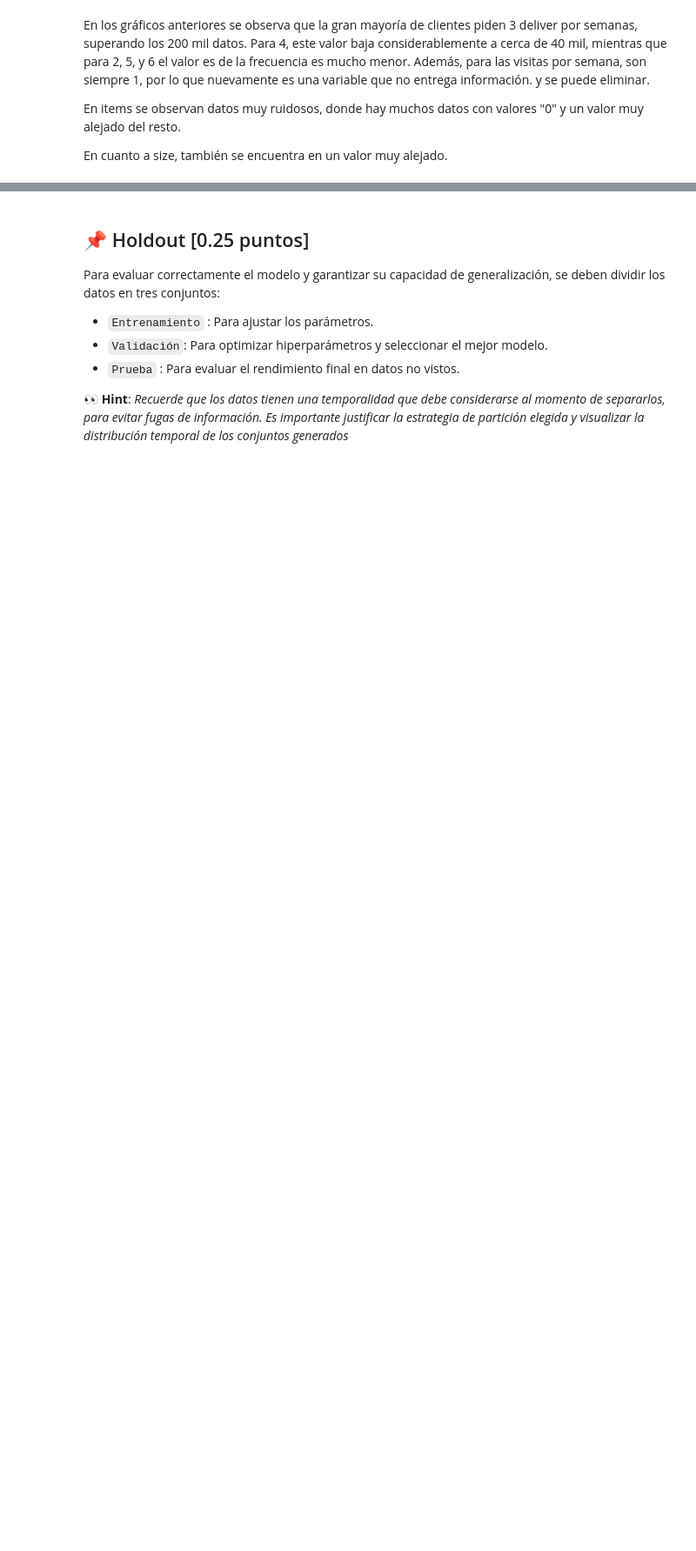
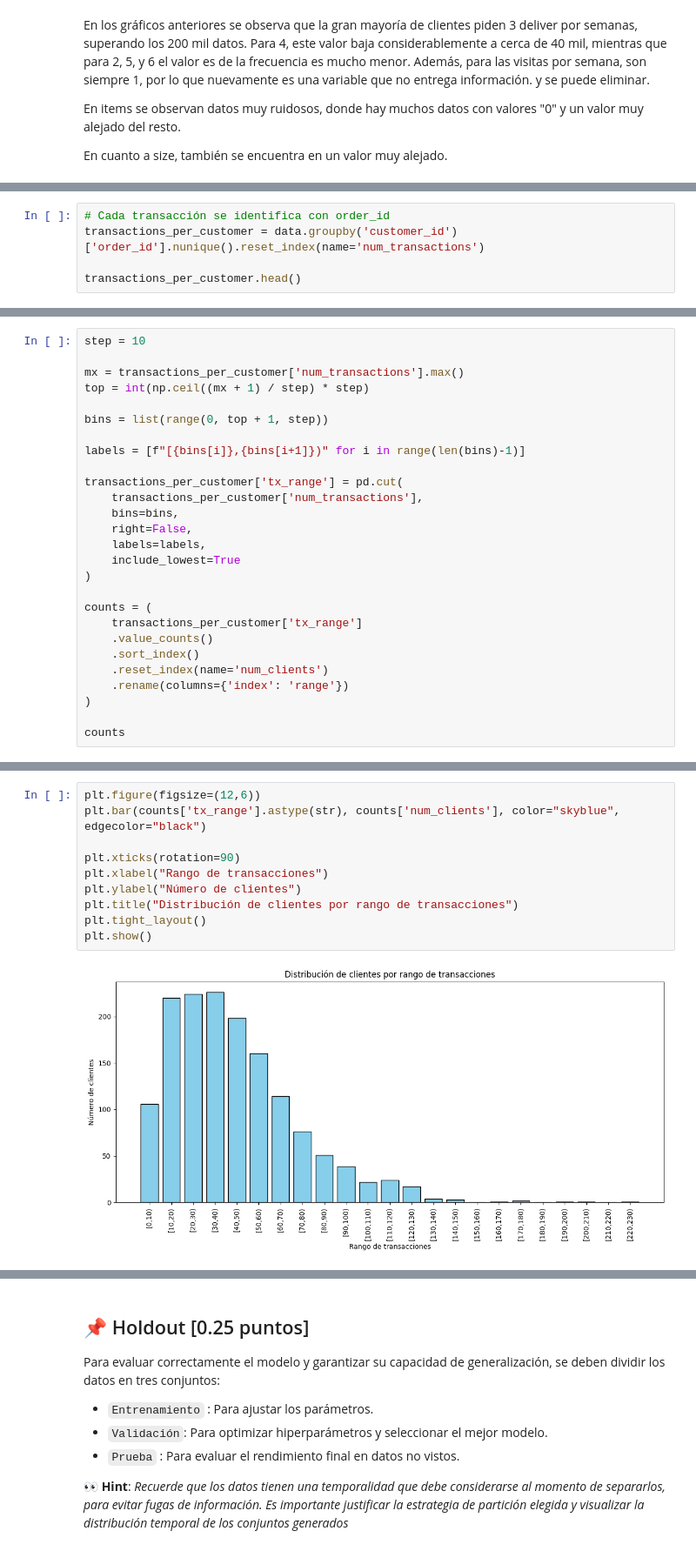
Before and after one commit to Mpalma325/Laboratorio-de-Programacion-Cientifica-para-Ciencia-de-Datos, a Jupyter notebook: Entrega1_LabCDD.ipynb, the cells around one changed output, grey strips where cells are left out. Shown at 87% size. Cells and saved outputs as stored; diff of their text form; blank space fills up the shorter version.

```diff
--- a/Entrega1_LabCDD.ipynb
+++ b/Entrega1_LabCDD.ipynb
@@ -471,0 +482,5 @@ En cuanto a size, también se encuentra en un valor muy alejado.
+# %%
+# Cada transacción se identifica con order_id
+transactions_per_customer = data.groupby('customer_id')['order_id'].nunique().reset_index(name='num_transactions')
+
+transactions_per_customer.head()
@@ -471,0 +494,27 @@ En cuanto a size, también se encuentra en un valor muy alejado.
+# %%
+step = 10
+
+mx = transactions_per_customer['num_transactions'].max()
+top = int(np.ceil((mx + 1) / step) * step)
+
+bins = list(range(0, top + 1, step))
+
+labels = [f"[{bins[i]},{bins[i+1]})" for i in range(len(bins)-1)]
+
+transactions_per_customer['tx_range'] = pd.cut(
+    transactions_per_customer['num_transactions'],
+    bins=bins,
+    right=False,
+    labels=labels,
+    include_lowest=True
+)
+
+counts = (
+    transactions_per_customer['tx_range']
+    .value_counts()
+    .sort_index()
+    .reset_index(name='num_clients')
+    .rename(columns={'index': 'range'})
+)
+
+counts
@@ -471,0 +539,12 @@ En cuanto a size, también se encuentra en un valor muy alejado.
+# %%
+plt.figure(figsize=(12,6))
+plt.bar(counts['tx_range'].astype(str), counts['num_clients'], color="skyblue", edgecolor="black")
+
+plt.xticks(rotation=90)
+plt.xlabel("Rango de transacciones")
+plt.ylabel("Número de clientes")
+plt.title("Distribución de clientes por rango de transacciones")
+plt.tight_layout()
+plt.show()
+# %% [output]
+[figure, added]
```
Also changed, not shown: parts of 50 cells of this notebook, 1 other file.
